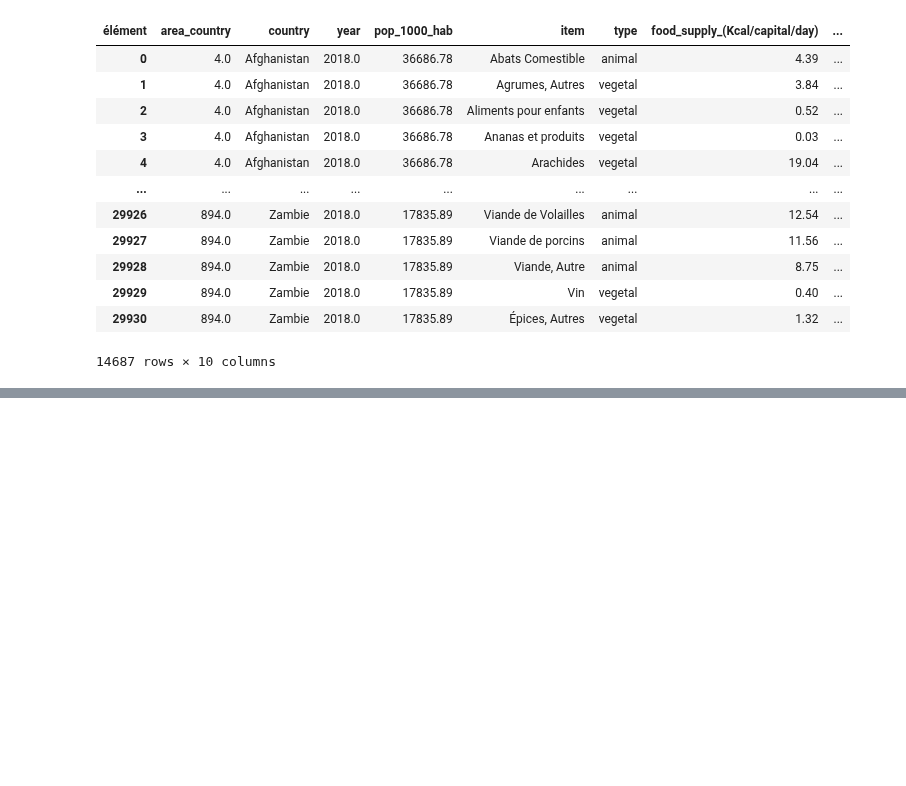
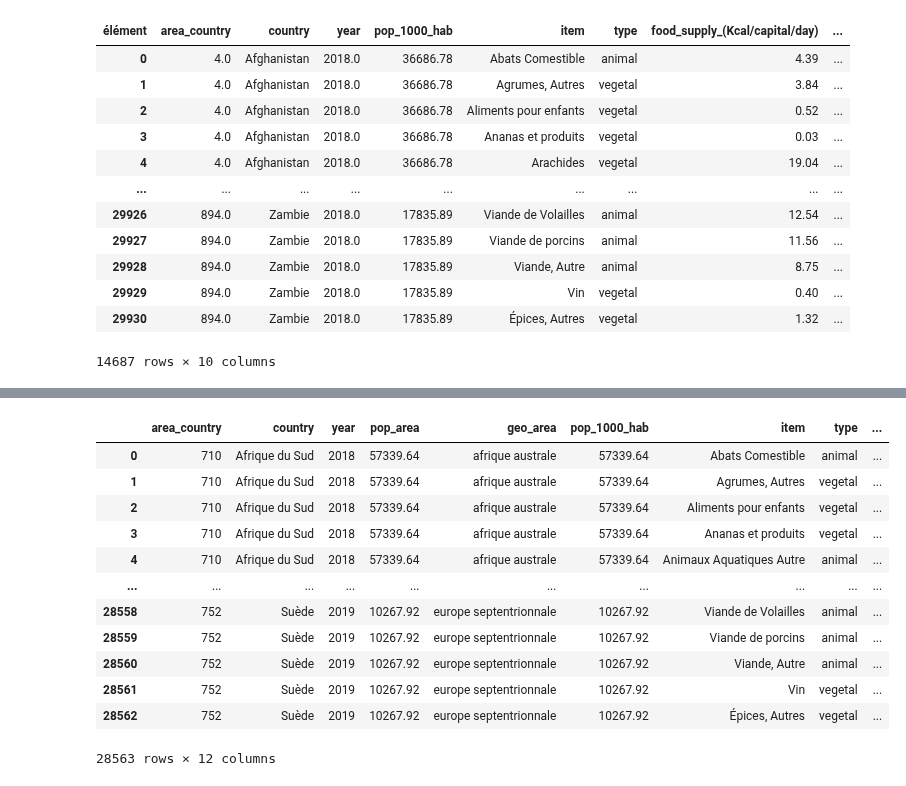
Before and after one commit to Melobgn/Brief-pandas-SEM, a Jupyter notebook: dataframes.ipynb, the cells around one changed output, grey strips where cells are left out. Saved outputs shown, nothing was run; the diff lists cells and outputs as text; code cells hidden in the pictures; blank space fills up the shorter version.

```diff
--- a/dataframes.ipynb
+++ b/dataframes.ipynb
@@ -287,0 +316,17 @@ df_polynesie['zone_geographique'] = "polynesie"
+# %%
+df = pd.merge(df_geo, df, on=['area_country', 'country', 'year'])
+df
+# %% [output]
+|  | area_country | country | year | pop_area | geo_area | pop_1000_hab | item | type | ... |
+| 0 | 710 | Afrique du Sud | 2018 | 57339.64 | afrique australe | 57339.64 | Abats Comestible | animal | ... |
+| 1 | 710 | Afrique du Sud | 2018 | 57339.64 | afrique australe | 57339.64 | Agrumes, Autres | vegetal | ... |
+| 2 | 710 | Afrique du Sud | 2018 | 57339.64 | afrique australe | 57339.64 | Aliments pour enfants | vegetal | ... |
+| 3 | 710 | Afrique du Sud | 2018 | 57339.64 | afrique australe | 57339.64 | Ananas et produits | vegetal | ... |
+| 4 | 710 | Afrique du Sud | 2018 | 57339.64 | afrique australe | 57339.64 | Animaux Aquatiques Autre | animal | ... |
+| ... | ... | ... | ... | ... | ... | ... | ... | ... | ... |
+| 28558 | 752 | Suède | 2019 | 10267.92 | europe septentrionnale | 10267.92 | Viande de Volailles | animal | ... |
+| 28559 | 752 | Suède | 2019 | 10267.92 | europe septentrionnale | 10267.92 | Viande de porcins | animal | ... |
+| 28560 | 752 | Suède | 2019 | 10267.92 | europe septentrionnale | 10267.92 | Viande, Autre | animal | ... |
+| 28561 | 752 | Suède | 2019 | 10267.92 | europe septentrionnale | 10267.92 | Vin | vegetal | ... |
+| 28562 | 752 | Suède | 2019 | 10267.92 | europe septentrionnale | 10267.92 | Épices, Autres | vegetal | ... |
+28563 rows × 12 columns
```
Also changed, not shown: parts of 3 cells of this notebook.
